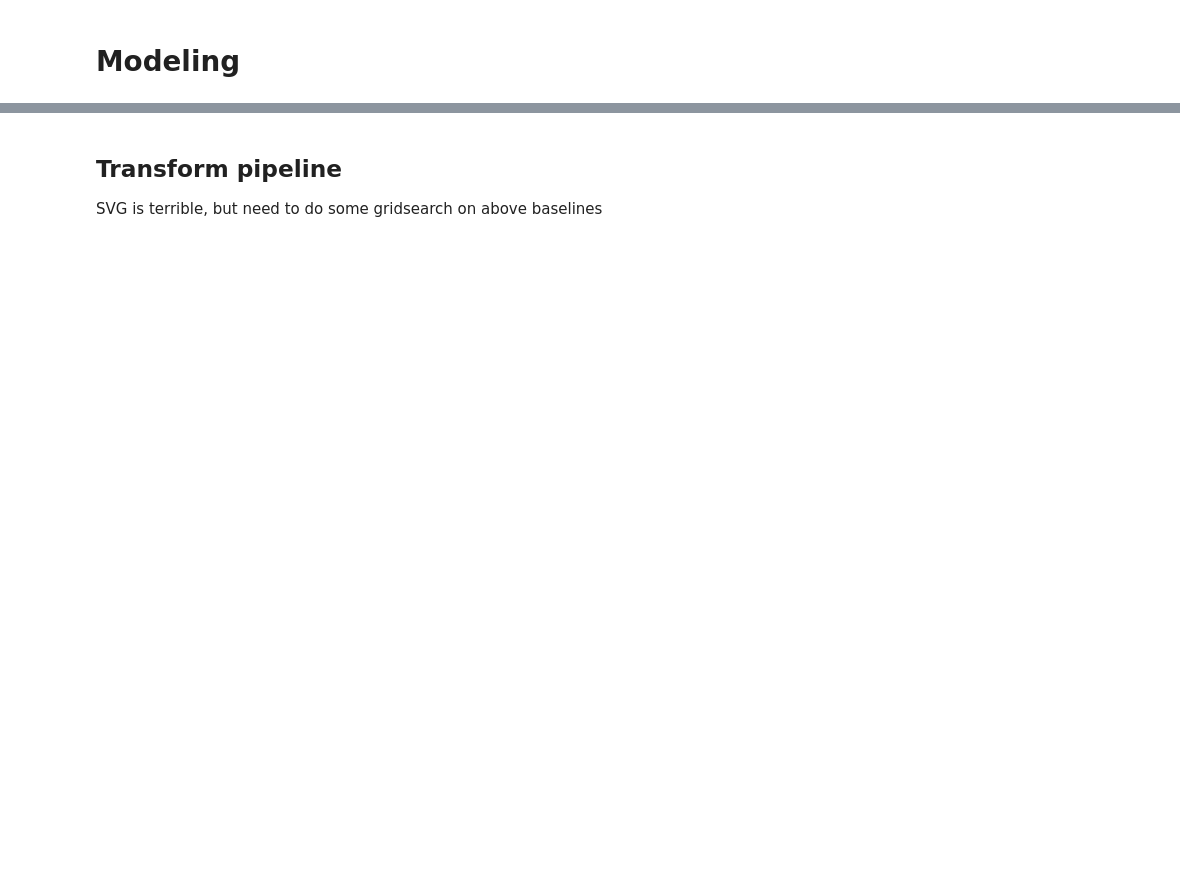
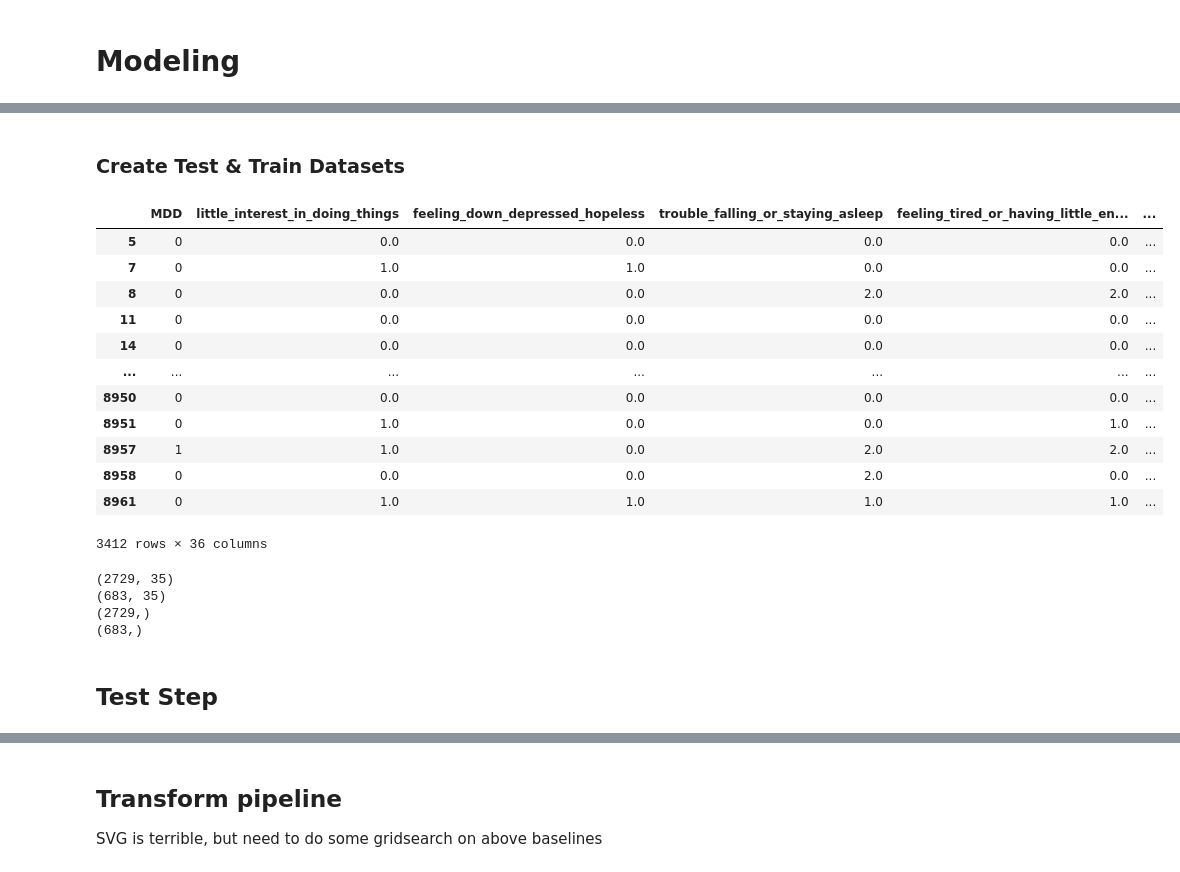
Before and after one commit to orenscarmeli/capstone210-ppd-carmeli_chari_hand_lee, a Jupyter notebook: modeling/initial_modeling.ipynb, the cells around one changed output, grey strips where cells are left out. Saved outputs shown, nothing was run; the diff lists cells and outputs as text; code cells hidden in the pictures; blank space fills up the shorter version.

```diff
--- a/modeling/initial_modeling.ipynb
+++ b/modeling/initial_modeling.ipynb
@@ -78,8 +136,41 @@ df_cdc_clean
+# %% [markdown]
+### Create Test & Train Datasets
+# %%
+cdc_survey_pmom = cdc_survey_pmom[cols_to_keep]
+cdc_survey_pmom
+# %% [output]
+|  | MDD | little_interest_in_doing_things | feeling_down_depressed_hopeless | trouble_falling_or_staying_asleep | feeling_tired_or_having_little_en... | ... |
+| 5 | 0 | 0.0 | 0.0 | 0.0 | 0.0 | ... |
+| 7 | 0 | 1.0 | 1.0 | 0.0 | 0.0 | ... |
+| 8 | 0 | 0.0 | 0.0 | 2.0 | 2.0 | ... |
+| 11 | 0 | 0.0 | 0.0 | 0.0 | 0.0 | ... |
+| 14 | 0 | 0.0 | 0.0 | 0.0 | 0.0 | ... |
+| ... | ... | ... | ... | ... | ... | ... |
+| 8950 | 0 | 0.0 | 0.0 | 0.0 | 0.0 | ... |
+| 8951 | 0 | 1.0 | 0.0 | 0.0 | 1.0 | ... |
+| 8957 | 1 | 1.0 | 0.0 | 2.0 | 2.0 | ... |
+| 8958 | 0 | 0.0 | 0.0 | 2.0 | 0.0 | ... |
+| 8961 | 0 | 1.0 | 1.0 | 1.0 | 1.0 | ... |
+3412 rows × 36 columns
 # %%
-X = df_cdc_clean.iloc[:,2:].values
-y = df_cdc_clean['MDD'].values
+# Create test & train data
+
+X = cdc_survey_pmom.iloc[:,1:].values
+y = cdc_survey_pmom['MDD'].values
 
 
 X_train, X_test, y_train, y_test = train_test_split(
     X, y, test_size=0.2, random_state=42
 )
+
+# QA splits
+print(X_train.shape)
+print(X_test.shape)
+
+print(y_train.shape)
+print(y_test.shape)
+# %% [output]
+(2729, 35)
+(683, 35)
+(2729,)
+(683,)
@@ -192,2 +274,4 @@ def baseline_models(
     return scores
+# %% [markdown]
+## Test Step
 # %%
```
Also changed, not shown: parts of 17 cells of this notebook.
